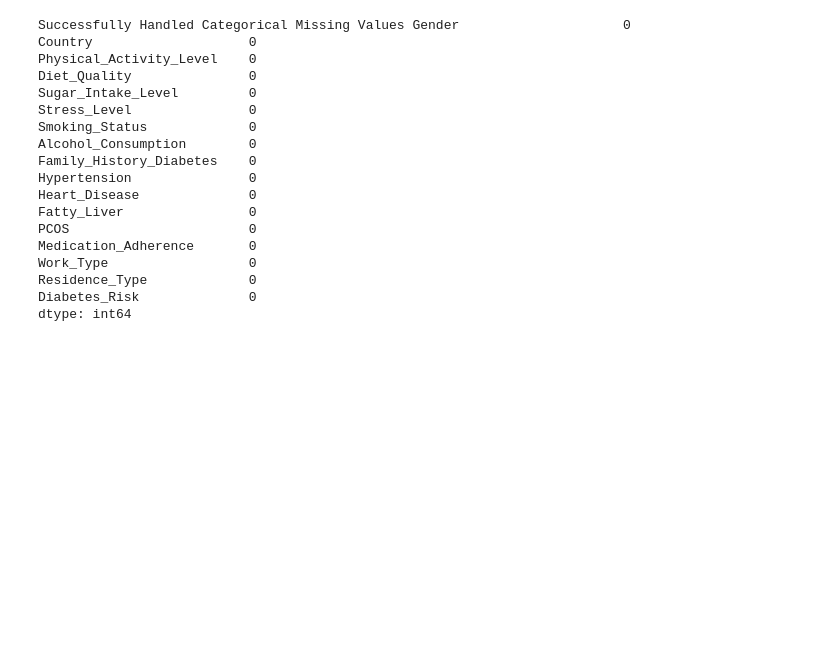
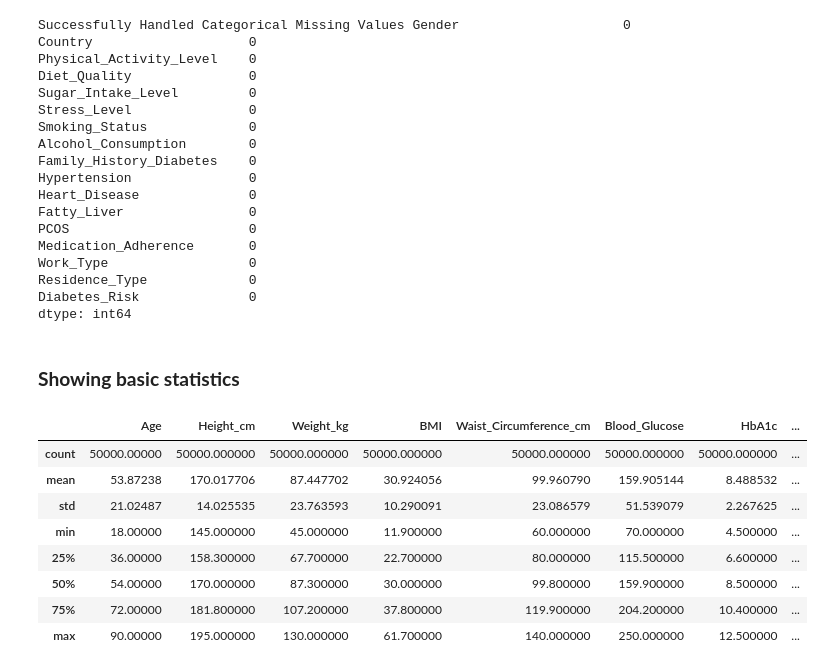
Before and after one commit to mdzubayereashraf/Ostad-AI-Engineering-Course-Assignments, a Jupyter notebook: Assignmen_No_11(Diabetes_Prediction).ipynb, the cells around one changed output. Saved outputs shown, nothing was run; the diff lists cells and outputs as text; code cells hidden in the pictures; blank space fills up the shorter version.

```diff
--- a/Assignmen_No_11(Diabetes_Prediction).ipynb
+++ b/Assignmen_No_11(Diabetes_Prediction).ipynb
@@ -310,3 +310,17 @@ Work_Type                  0
 Residence_Type             0
 Diabetes_Risk              0
 dtype: int64
+# %% [markdown]
+### **Showing basic statistics**
+# %%
+df.describe()
+# %% [output]
+|  | Age | Height_cm | Weight_kg | BMI | Waist_Circumference_cm | Blood_Glucose | HbA1c | ... |
+| count | 50000.00000 | 50000.000000 | 50000.000000 | 50000.000000 | 50000.000000 | 50000.000000 | 50000.000000 | ... |
+| mean | 53.87238 | 170.017706 | 87.447702 | 30.924056 | 99.960790 | 159.905144 | 8.488532 | ... |
+| std | 21.02487 | 14.025535 | 23.763593 | 10.290091 | 23.086579 | 51.539079 | 2.267625 | ... |
+| min | 18.00000 | 145.000000 | 45.000000 | 11.900000 | 60.000000 | 70.000000 | 4.500000 | ... |
+| 25% | 36.00000 | 158.300000 | 67.700000 | 22.700000 | 80.000000 | 115.500000 | 6.600000 | ... |
+| 50% | 54.00000 | 170.000000 | 87.300000 | 30.000000 | 99.800000 | 159.900000 | 8.500000 | ... |
+| 75% | 72.00000 | 181.800000 | 107.200000 | 37.800000 | 119.900000 | 204.200000 | 10.400000 | ... |
+| max | 90.00000 | 195.000000 | 130.000000 | 61.700000 | 140.000000 | 250.000000 | 12.500000 | ... |
```
Also changed, not shown: parts of 5 cells of this notebook.
